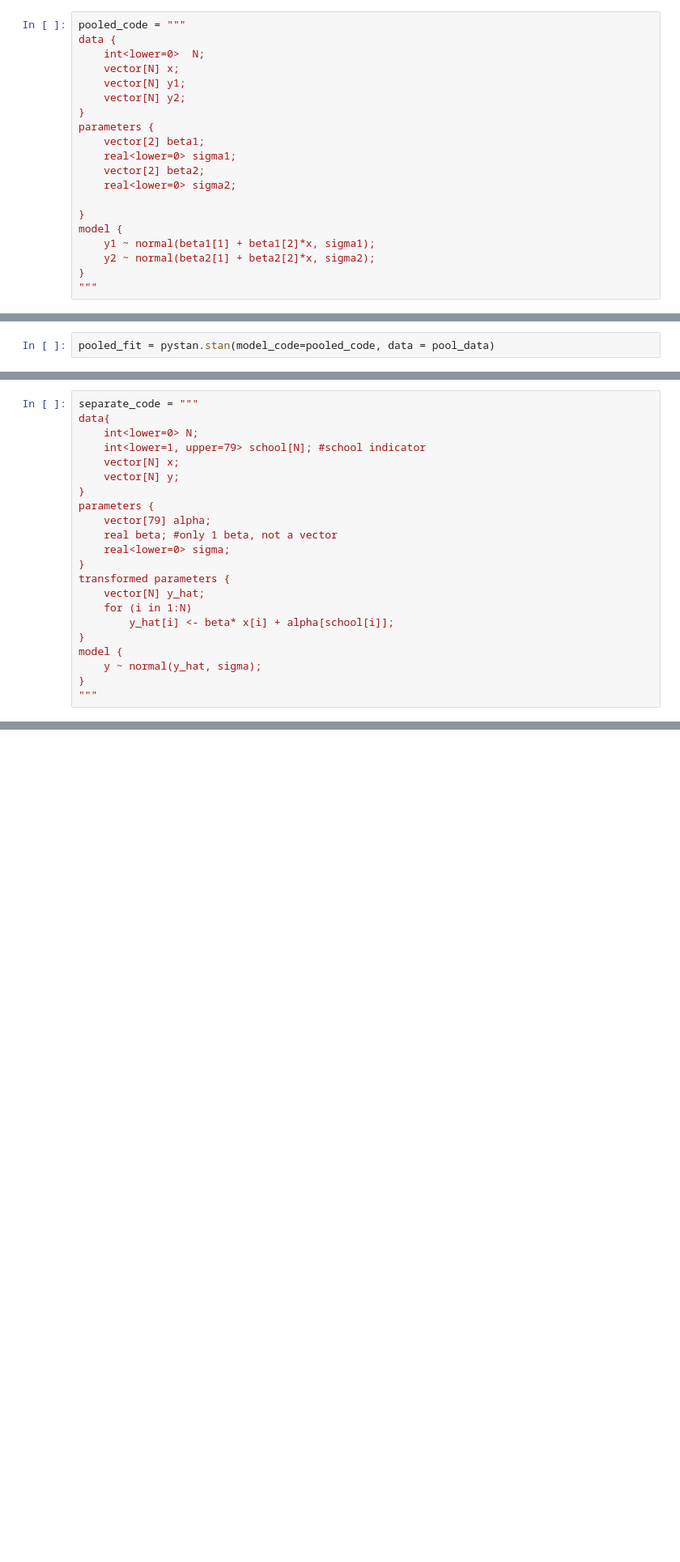
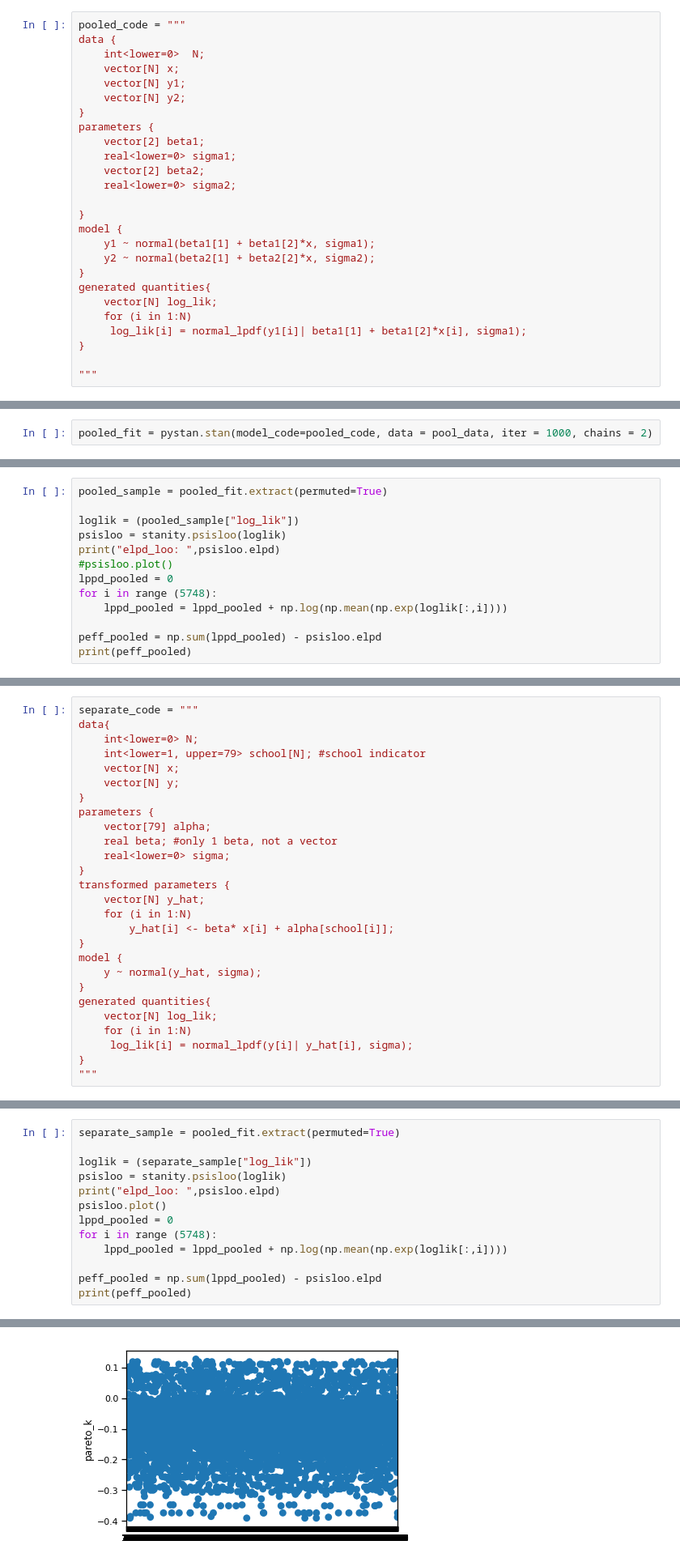
Before and after one commit to cthai721/bda-project, a Jupyter notebook: Effects on Learning of Small Class Sizes - logscale.ipynb, the cells around one changed output, grey strips where cells are left out. Shown at 81% size. Cells and saved outputs as stored; diff of their text form; blank space fills up the shorter version.

Commit message:
Add psisloo

```diff
--- a/Effects on Learning of Small Class Sizes - logscale.ipynb
+++ b/Effects on Learning of Small Class Sizes - logscale.ipynb
@@ -109,6 +110,12 @@ model {
     y1 ~ normal(beta1[1] + beta1[2]*x, sigma1);
     y2 ~ normal(beta2[1] + beta2[2]*x, sigma2);
 }
+generated quantities{
+    vector[N] log_lik;
+    for (i in 1:N)
+     log_lik[i] = normal_lpdf(y1[i]| beta1[1] + beta1[2]*x[i], sigma1);
+}
+
 """
 # %%
 import pystan
@@ -120,5 +127,5 @@ pool_data = {
     'y2': log_reading,
 }
 # %%
-pooled_fit = pystan.stan(model_code=pooled_code, data = pool_data)
+pooled_fit = pystan.stan(model_code=pooled_code, data = pool_data, iter = 1000, chains = 2)
 # %% [output]
@@ -125,0 +133,13 @@ INFO:pystan:COMPILING THE C++ CODE FOR MODEL anon_model_94e54b807f0c185d0e8b41ad
+# %%
+pooled_sample = pooled_fit.extract(permuted=True)
+
+loglik = (pooled_sample["log_lik"])
+psisloo = stanity.psisloo(loglik)
+print("elpd_loo: ",psisloo.elpd)
+#psisloo.plot()
+lppd_pooled = 0
+for i in range (5748):
+    lppd_pooled = lppd_pooled + np.log(np.mean(np.exp(loglik[:,i])))
+
+peff_pooled = np.sum(lppd_pooled) - psisloo.elpd
+print(peff_pooled)
@@ -185,6 +188,11 @@ transformed parameters {
 model {
     y ~ normal(y_hat, sigma);
 }
+generated quantities{
+    vector[N] log_lik;
+    for (i in 1:N)
+     log_lik[i] = normal_lpdf(y[i]| y_hat[i], sigma);
+}
 """
 # %%
 separate_data = {'N': df.shape[0],
@@ -218,0 +227,14 @@ y_
+# %%
+separate_sample = pooled_fit.extract(permuted=True)
+
+loglik = (separate_sample["log_lik"])
+psisloo = stanity.psisloo(loglik)
+print("elpd_loo: ",psisloo.elpd)
+psisloo.plot()
+lppd_pooled = 0
+for i in range (5748):
+    lppd_pooled = lppd_pooled + np.log(np.mean(np.exp(loglik[:,i])))
+
+peff_pooled = np.sum(lppd_pooled) - psisloo.elpd
+print(peff_pooled)
+# %% [output]
@@ -219,3 +243,4 @@ y_
+[figure, added]
 # %%
 separate_sample = pd.Series(separate_fit['alpha'].mean(0), index=schools)
 separate_sample_se = pd.Series(separate_fit['alpha'].std(0), index=schools)
```
Also changed, not shown: parts of 9 cells of this notebook.
